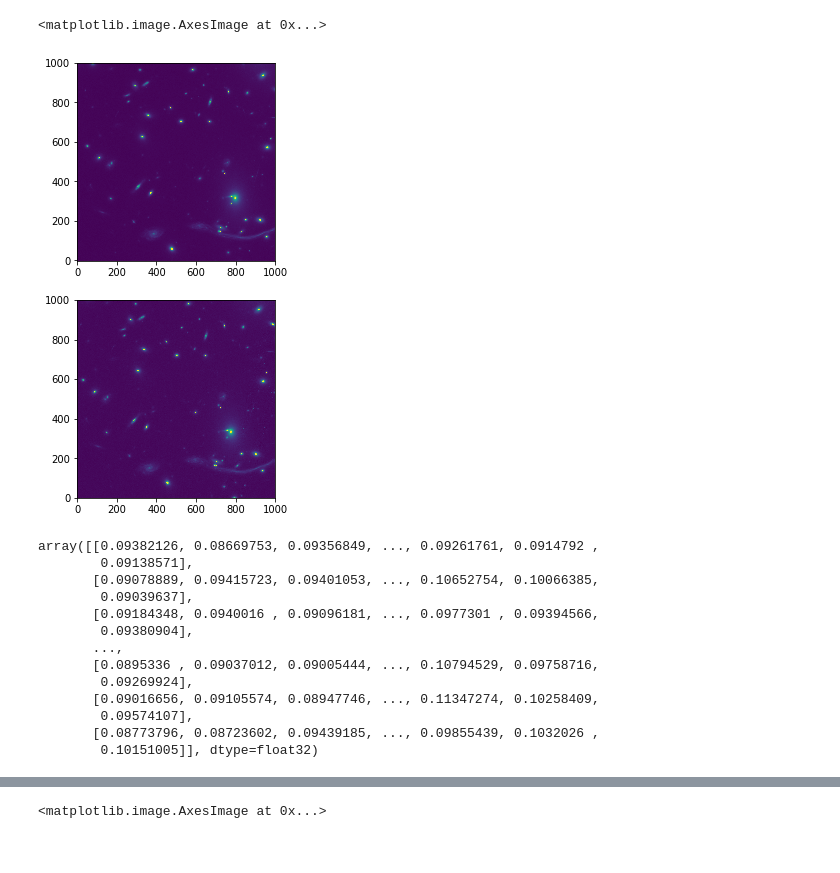
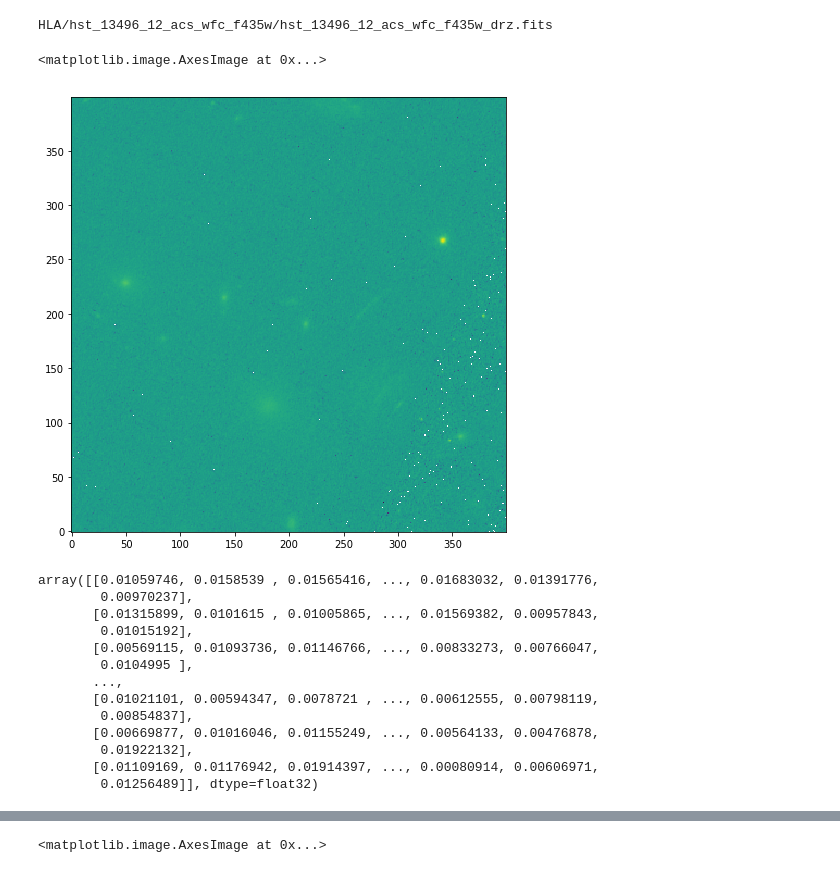
Before and after one commit to lue/frontiers_experiment, a Jupyter notebook: Untitled.ipynb, the cells around one changed output, grey strips where cells are left out. Saved outputs shown, nothing was run; the diff lists cells and outputs as text; code cells hidden in the pictures.

```diff
--- a/Untitled.ipynb
+++ b/Untitled.ipynb
@@ -21,37 +44,39 @@ print(len(files))
 # %%
-i=1
+i=37
+print(files[i])
 d1 = fits.open(files[i])
 plt.figure(figsize=(8,8))
-plt.subplot(211)
-plt.imshow((d1[1].data[2000+500:3000+500,1700-50:2700-50]), origin='lower', vmax = 1.)
+# plt.subplot(211)
+plt.imshow(np.log10(d1[1].data[3200:3600,2600:3000]), origin='lower', vmax = 1.)
 
-i=2
-d1 = fits.open(files[i])
-plt.subplot(212)
-plt.imshow((d1[1].data[2000:3000,1700:2700]), origin='lower', vmax = 1.)
+# i=2
+# d1 = fits.open(files[i])
+# plt.subplot(212)
+# plt.imshow((d1[1].data[2000:3000,1700:2700]), origin='lower', vmax = 1.)
 
 # im1 = d1[1].data[2000:2700,2000:3000].copy()
 
 #     plt.im
 # %% [output]
-<matplotlib.image.AxesImage at 0x...>
+HLA/hst_13496_12_acs_wfc_f435w/hst_13496_12_acs_wfc_f435w_drz.fits
+<matplotlib.image.AxesImage at 0x...>
-[figure, old version]
+[figure, new version]
 # %%
 d1[1].data[2100:2200, 2000:2100]
 # %% [output]
-array([[0.09382126, 0.08669753, 0.09356849, ..., 0.09261761, 0.0914792 ,
-        0.09138571],
-       [0.09078889, 0.09415723, 0.09401053, ..., 0.10652754, 0.10066385,
-        0.09039637],
-       [0.09184348, 0.0940016 , 0.09096181, ..., 0.0977301 , 0.09394566,
-        0.09380904],
+array([[0.01059746, 0.0158539 , 0.01565416, ..., 0.01683032, 0.01391776,
+        0.00970237],
+       [0.01315899, 0.0101615 , 0.01005865, ..., 0.01569382, 0.00957843,
+        0.01015192],
+       [0.00569115, 0.01093736, 0.01146766, ..., 0.00833273, 0.00766047,
+        0.0104995 ],
        ...,
-       [0.0895336 , 0.09037012, 0.09005444, ..., 0.10794529, 0.09758716,
-        0.09269924],
-       [0.09016656, 0.09105574, 0.08947746, ..., 0.11347274, 0.10258409,
-        0.09574107],
-       [0.08773796, 0.08723602, 0.09439185, ..., 0.09855439, 0.1032026 ,
-        0.10151005]], dtype=float32)
+       [0.01021101, 0.00594347, 0.0078721 , ..., 0.00612555, 0.00798119,
+        0.00854837],
+       [0.00669877, 0.01016046, 0.01155249, ..., 0.00564133, 0.00476878,
+        0.01922132],
+       [0.01109169, 0.01176942, 0.01914397, ..., 0.00080914, 0.00606971,
+        0.01256489]], dtype=float32)
 # %%
 def find_shift(im1, im2, show_image = False):
     im1 -= im1.min()
```
Also changed, not shown: parts of 27 cells of this notebook, 2 other files.
